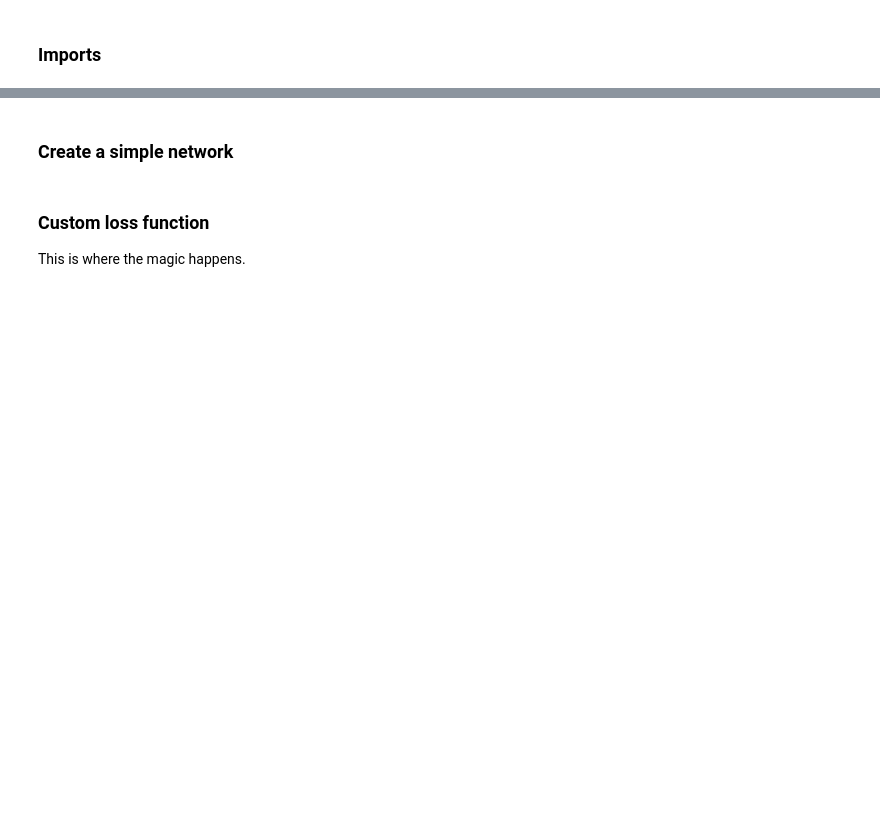
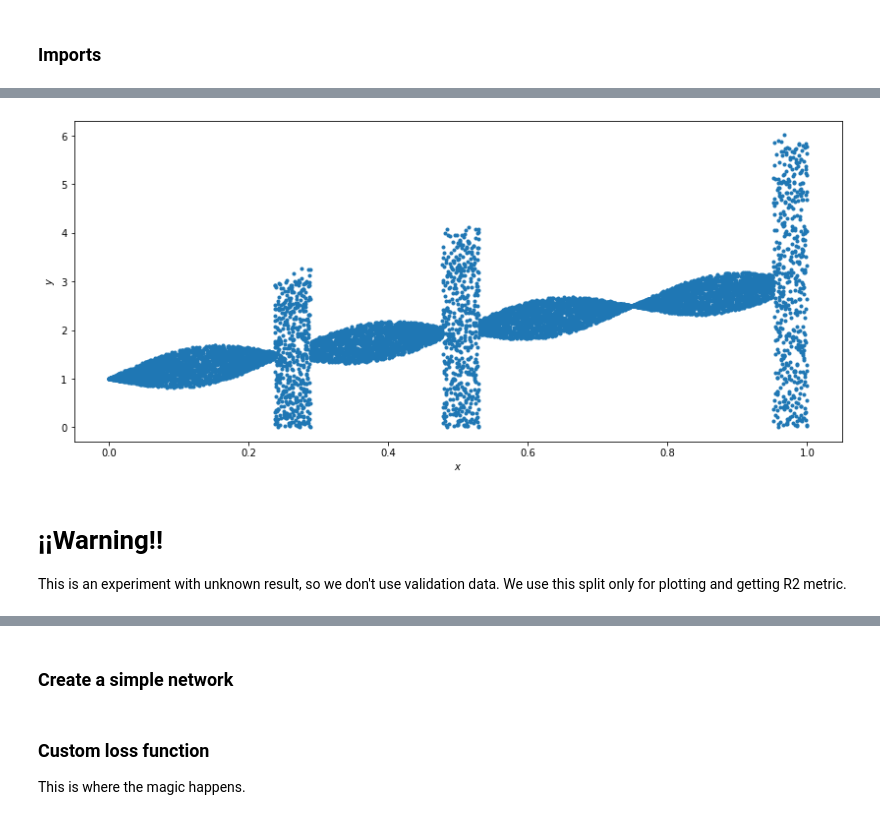
Before and after one commit to beeva/TEC_LAB-bayesian_probabilistic, a Jupyter notebook: bayesian_deep_learning/uncertainty_estimation/on-the-fly/pytorch/02-uncertainty_validation/02-nongaussian_noise/predicting-uncertainty-addedNonGaussianNoise.ipynb, the cells around one changed output, grey strips where cells are left out. Saved outputs shown, nothing was run; the diff lists cells and outputs as text; code cells hidden in the pictures; blank space fills up the shorter version.

```diff
--- a/bayesian_deep_learning/uncertainty_estimation/on-the-fly/pytorch/02-uncertainty_validation/02-nongaussian_noise/predicting-uncertainty-addedNonGaussianNoise.ipynb
+++ b/bayesian_deep_learning/uncertainty_estimation/on-the-fly/pytorch/02-uncertainty_validation/02-nongaussian_noise/predicting-uncertainty-addedNonGaussianNoise.ipynb
@@ -326,11 +343,13 @@ plt.ylabel(r'$y$');
 # %%
 #add noise
-y = y
+y = y * non_gaussian_noise
 # Plot the data
 plt.figure(figsize=(14,6))
 plt.plot(x, y, '.')
 plt.xlabel(r'$x$');
 plt.ylabel(r'$y$');
+# %% [output]
+[figure, added]
 # %%
 # Add in column of dummy zeros to represent sigma
 sigma = np.zeros(10000)
@@ -338,6 +357,9 @@ y = np.stack([y, sigma], axis=1)
 # %%
 # Reshape x for PyTorch
 x = x.reshape(10000, 1)
+# %% [markdown]
+# ¡¡Warning!!
+This is an experiment with unknown result, so we don't use validation data.  We use this split only for plotting and getting R2 metric.
 # %%
 # Split into training and validation sets
 n_validation = 500
```
Also changed, not shown: parts of 58 cells of this notebook.
